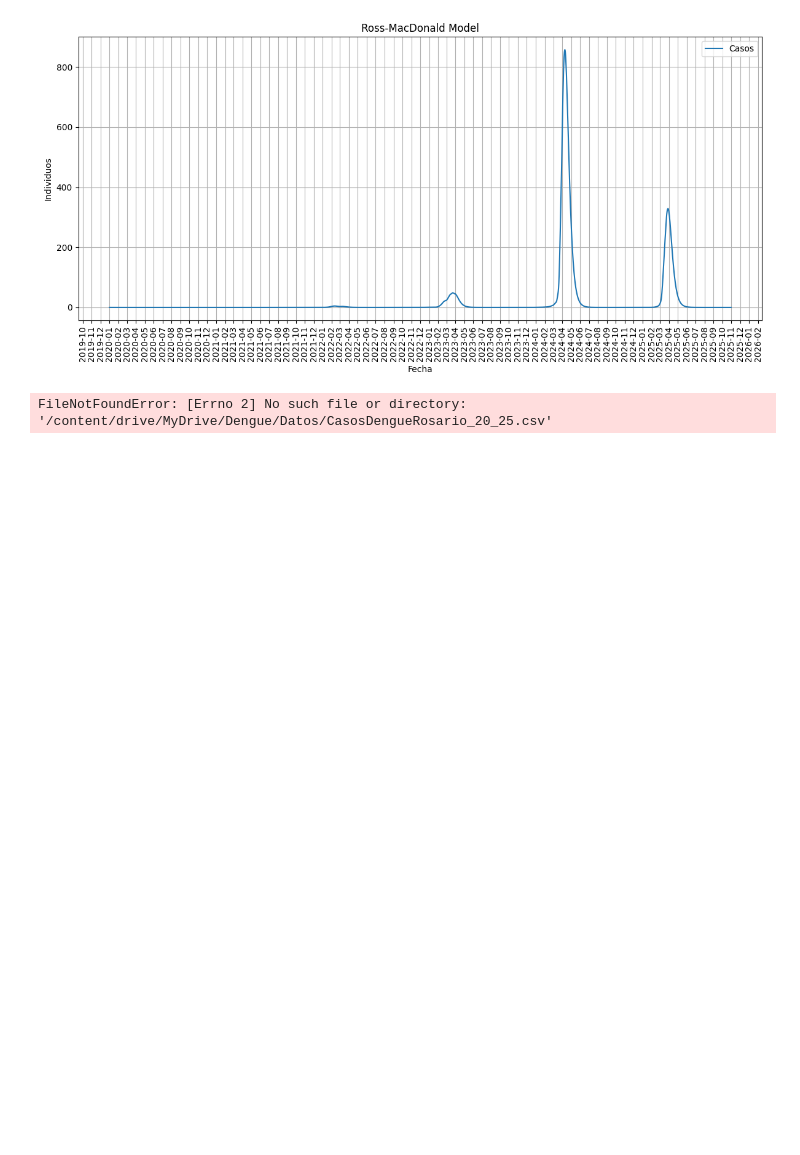
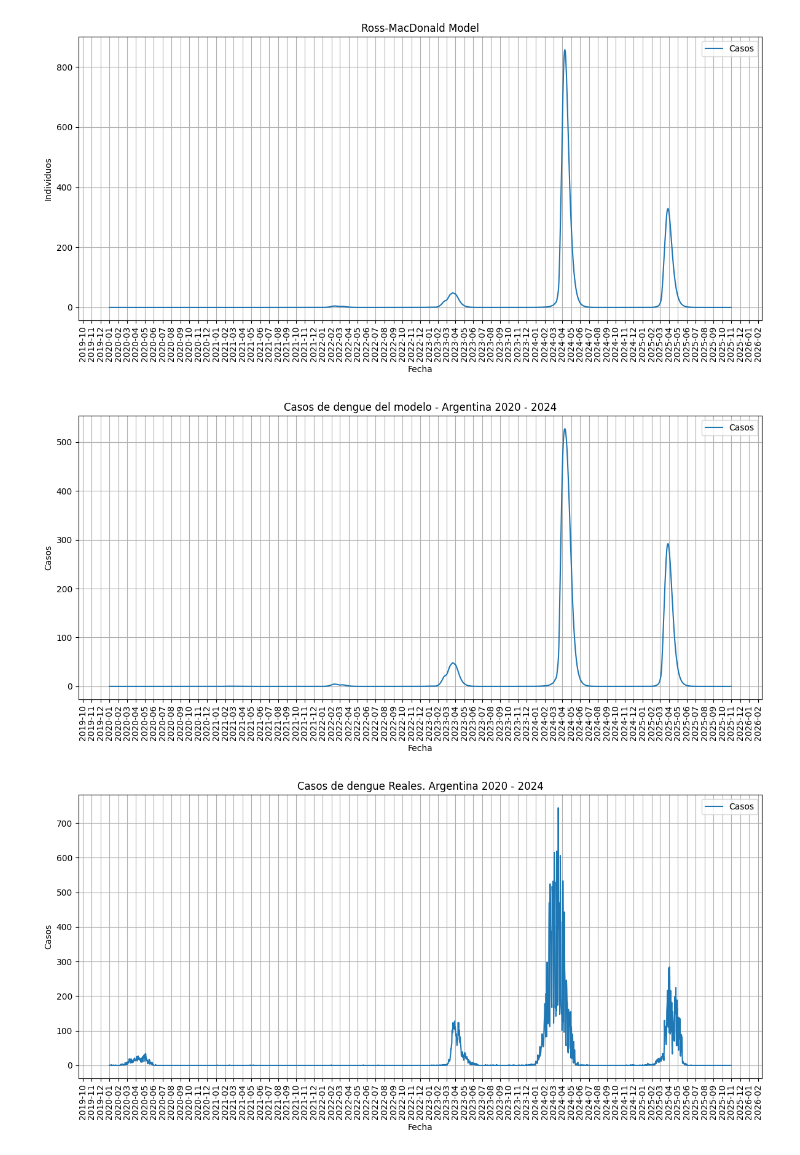
Before and after one commit to CIFASIS/Dengue, a Jupyter notebook: Modelos/Ross-Macdonald-CicloMosquitos-Huevos.ipynb, the cells around one changed output. Drawn from its saved outputs; the diff is of its cells as text; code cells hidden in the pictures; blank space fills up the shorter version.

```diff
--- a/Modelos/Ross-Macdonald-CicloMosquitos-Huevos.ipynb
+++ b/Modelos/Ross-Macdonald-CicloMosquitos-Huevos.ipynb
@@ -35,7 +20,7 @@ import matplotlib.dates as mdates
 import pandas as pd
 from scipy.integrate import odeint
 # %%
-path = '/content/drive/MyDrive/Dengue/Datos/'
+path = '../Datos/'
 myfile = 'ClimaServicio5YRosario.csv'
 fullname = path + myfile
 clima5Y = pd.read_csv(
@@ -254,8 +236,8 @@ start_date = "2020-01-01"
 date_index = pd.date_range(start=start_date, periods=lenClima5Y, freq='D')
 
 
-path = '/content/drive/MyDrive/Dengue/Datos/'
-myfile = 'CasosDengueRosario_20_25.csv'
+path = '../Datos/'
+myfile = 'CasosRosarioPorDia_20_25.csv'
 fullname = path + myfile
 casos5Y = pd.read_csv(
     fullname,
@@ -299,31 +281,32 @@ plt.tight_layout()
 plt.show()
 
 
 '''
 Grafica de los casos reales
 '''
 
 casosReales = casos5Y['Casos']
 
 min_len = min(lenClima5Y, len(casosReales))
 x_plot = date_index[:min_len]
 y_plot = casosReales[:min_len]
 
 
 plt.figure(figsize=(12, 6))
 plt.plot(x_plot, y_plot, label='Casos')
 
 plt.title('Casos de dengue Reales. Argentina 2020 - 2024')
 plt.xlabel('Fecha')
 plt.ylabel('Casos')
 plt.grid(True)
 plt.legend()
 
 plt.gca().xaxis.set_major_locator(mdates.MonthLocator())
 plt.gca().xaxis.set_major_formatter(mdates.DateFormatter('%Y-%m'))
 
 plt.xticks(rotation=90)  # inclinamos las fechas
 plt.tight_layout()
 plt.show()
 # %% [output]
-FileNotFoundError: [Errno 2] No such file or directory: '/content/drive/MyDrive/Dengue/Datos/CasosDengueRosario_20_25.csv'
+[figure, added]
+[figure, added]
```
Also changed, not shown: parts of 4 cells of this notebook, 3 other files.
